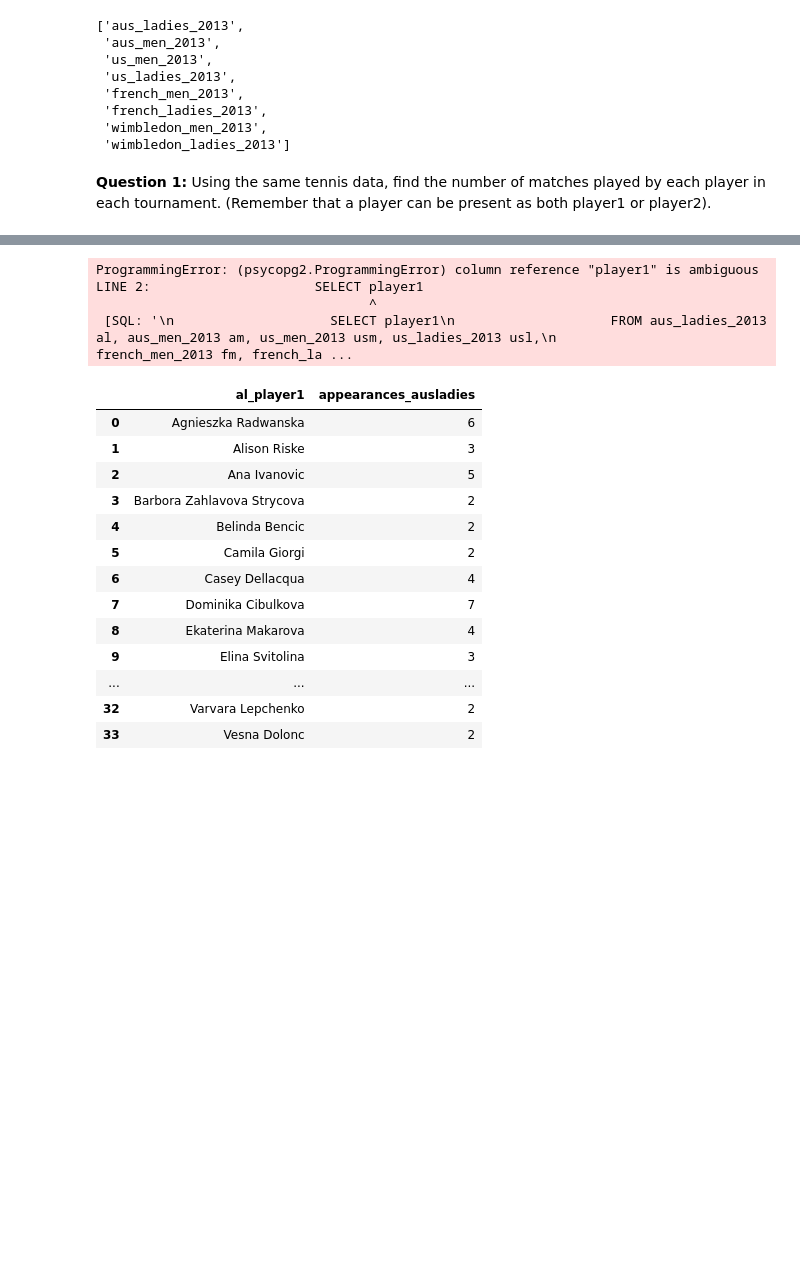
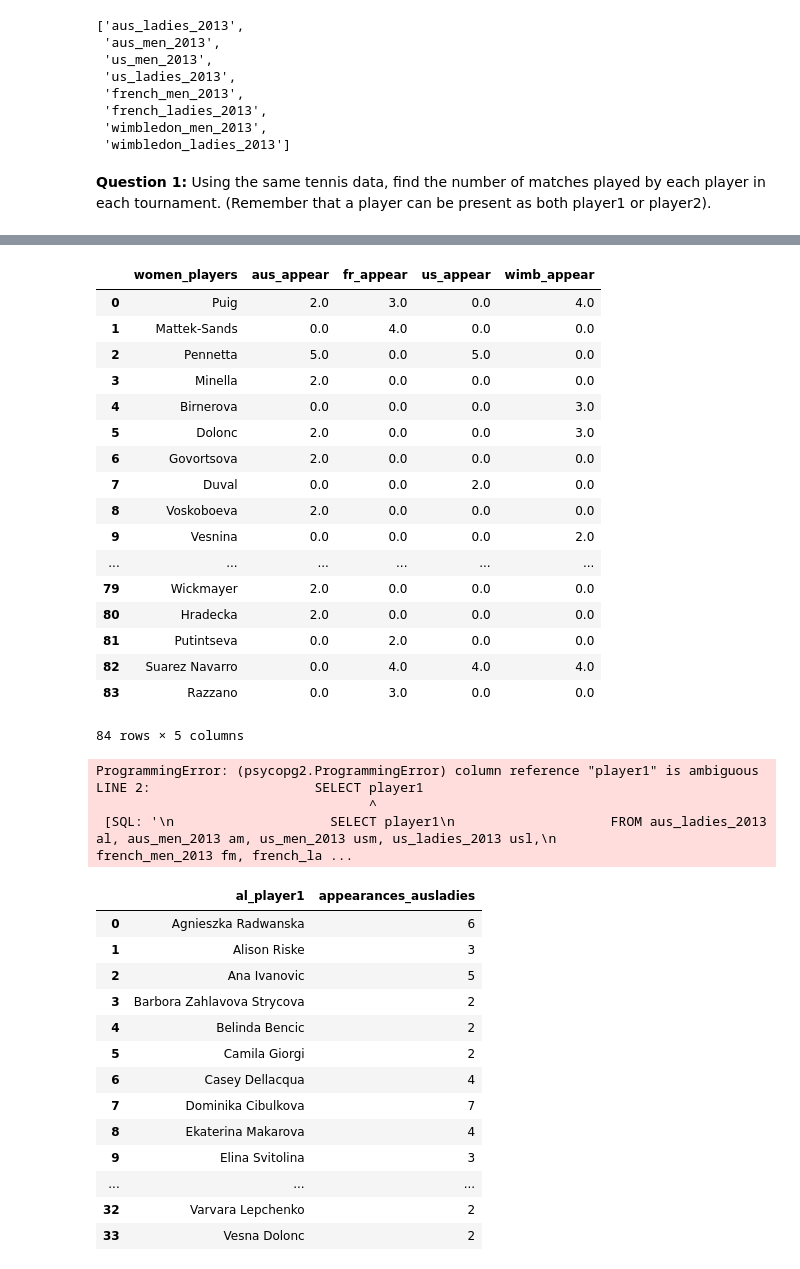
Before and after one commit to luketibbott/SQL, a Jupyter notebook: challenge-4.ipynb, the cells around one changed output, grey strips where cells are left out. Saved outputs shown, nothing was run; the diff lists cells and outputs as text; code cells hidden in the pictures; blank space fills up the shorter version.

```diff
--- a/challenge-4.ipynb
+++ b/challenge-4.ipynb
@@ -98,44 +299,66 @@ pd.read_sql_query('''
                                  ON t5.ALp2 = t8.WLp2 AND t6.FLp2 = t8.WLp2 AND t7.USLp2 = t8.WLp2),
 
                          women_app AS (SELECT wp1.alp1, COALESCE((wp1.alc1 + wp2.alc2), 0) aus_ladies_app,
                                     wp1.flp1, COALESCE((wp1.flc1 + wp2.flc2), 0) french_ladies_app,
                                     wp1.uslp1, COALESCE((wp1.uslc1 + wp2.uslc2), 0) us_ladies_app,
                                     wp1.wlp1, COALESCE((wp1.wlc1 + wp2.wlc2), 0) wimb_ladies_app
                                     FROM women_p1 wp1
                                     JOIN women_p2 wp2
                                     ON wp1.alp1 = wp2.alp2 OR wp1.flp1 = wp2.flp2
                                        OR wp1.uslp1 = wp2.uslp2 OR wp1.wlp1 = wp2.wlp2),
 
                         unique_women AS (SELECT RIGHT(alp1, CHAR_LENGTH(alp1) - POSITION(' ' IN alp1))
-                                         AS women_players
+                                    AS women_players
                                     FROM women_app
                                     WHERE alp1 IS NOT NULL
                                     UNION
-                                    SELECT RIGHT(flp1, CHAR_LENGTH(flp1 - POSITION(' ' IN flp1))
+                                    SELECT RIGHT(flp1, CHAR_LENGTH(flp1) - POSITION(' ' IN flp1))
                                     FROM women_app
                                     WHERE flp1 IS NOT NULL
                                     UNION
-                                    SELECT RIGHT(uslp1, CHAR_LENGTH(uslp1 - POSITION(' ' IN uslp1))
+                                    SELECT RIGHT(uslp1, CHAR_LENGTH(uslp1) - POSITION(' ' IN uslp1))
                                     FROM women_app
                                     WHERE uslp1 IS NOT NULL
                                     UNION
-                                    SELECT RIGHT(wlp1, CHAR_LENGTH(wlp1 - POSITION('.' IN wlp1))
+                                    SELECT RIGHT(wlp1, CHAR_LENGTH(wlp1) - POSITION('.' IN wlp1))
                                     FROM women_app
-                                    WHERE wlp1 IS NOT NULL AND ),
+                                    WHERE wlp1 IS NOT NULL),
 
                     tourn_appearances AS (SELECT uw.women_players, wa.aus_ladies_app australian_appearances,
                                        wa.french_ladies_app french_appearances, wa.us_ladies_app US_appearances,
                                        wa.wimb_ladies_app wimbledon_appearances
                                     FROM unique_women uw
                                     JOIN women_app wa
-                                        ON wa.alp1 =uw.women_players OR
-                                        wa.flp1 = uw.women_players
-                                        OR wa.uslp1 = uw.women_players
-                                        OR wa.wlp1 = uw.women_players)
+                                        ON RIGHT(wa.alp1, CHAR_LENGTH(alp1) - POSITION(' ' IN alp1)) = uw.women_players OR
+                                        RIGHT(wa.flp1, CHAR_LENGTH(flp1) - POSITION(' ' IN flp1)) = uw.women_players
+                                        OR RIGHT(wa.uslp1, CHAR_LENGTH(uslp1) - POSITION(' ' IN uslp1)) = uw.women_players
+                                        OR RIGHT(wa.wlp1, CHAR_LENGTH(wlp1) - POSITION('.' IN wlp1)) = uw.women_players)
 
-                    SELECT *
-                    FROM unique_women;
+                    SELECT women_players, SUM(australian_appearances) aus_appear,
+                           SUM(french_appearances) fr_appear, SUM(us_appearances) us_appear,
+                           SUM(wimbledon_appearances) wimb_appear
+                    FROM tourn_appearances
+                    GROUP BY 1;
                   ''', cnx)
+# %% [output]
+|  | women_players | aus_appear | fr_appear | us_appear | wimb_appear |
+| 0 | Puig | 2.0 | 3.0 | 0.0 | 4.0 |
+| 1 | Mattek-Sands | 0.0 | 4.0 | 0.0 | 0.0 |
+| 2 | Pennetta | 5.0 | 0.0 | 5.0 | 0.0 |
+| 3 | Minella | 2.0 | 0.0 | 0.0 | 0.0 |
+| 4 | Birnerova | 0.0 | 0.0 | 0.0 | 3.0 |
+| 5 | Dolonc | 2.0 | 0.0 | 0.0 | 3.0 |
+| 6 | Govortsova | 2.0 | 0.0 | 0.0 | 0.0 |
+| 7 | Duval | 0.0 | 0.0 | 2.0 | 0.0 |
+| 8 | Voskoboeva | 2.0 | 0.0 | 0.0 | 0.0 |
+| 9 | Vesnina | 0.0 | 0.0 | 0.0 | 2.0 |
+| ... | ... | ... | ... | ... | ... |
+| 79 | Wickmayer | 2.0 | 0.0 | 0.0 | 0.0 |
+| 80 | Hradecka | 2.0 | 0.0 | 0.0 | 0.0 |
+| 81 | Putintseva | 0.0 | 2.0 | 0.0 | 0.0 |
+| 82 | Suarez Navarro | 0.0 | 4.0 | 4.0 | 4.0 |
+| 83 | Razzano | 0.0 | 3.0 | 0.0 | 0.0 |
+84 rows × 5 columns
 # %%
 pd.read_sql_query('''
                     WITH p1s AS
```
Also changed, not shown: parts of 2 cells of this notebook.
